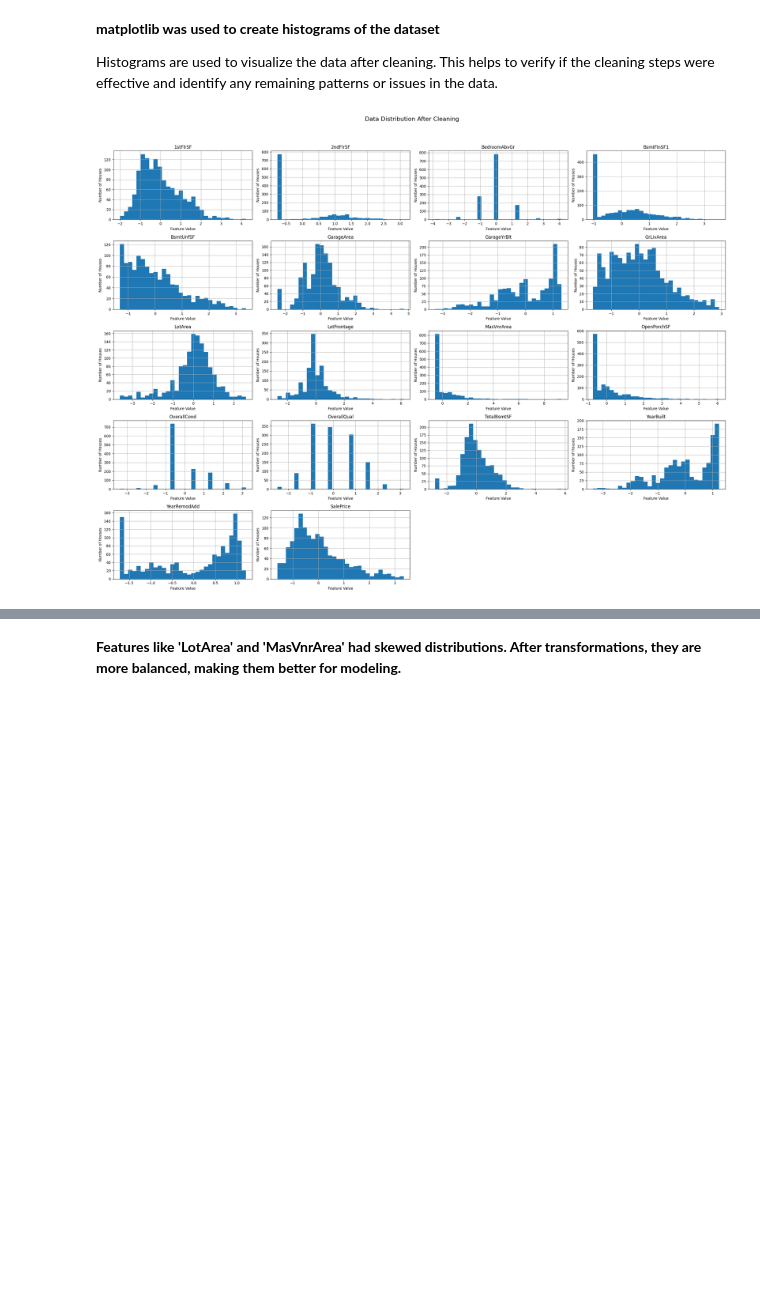
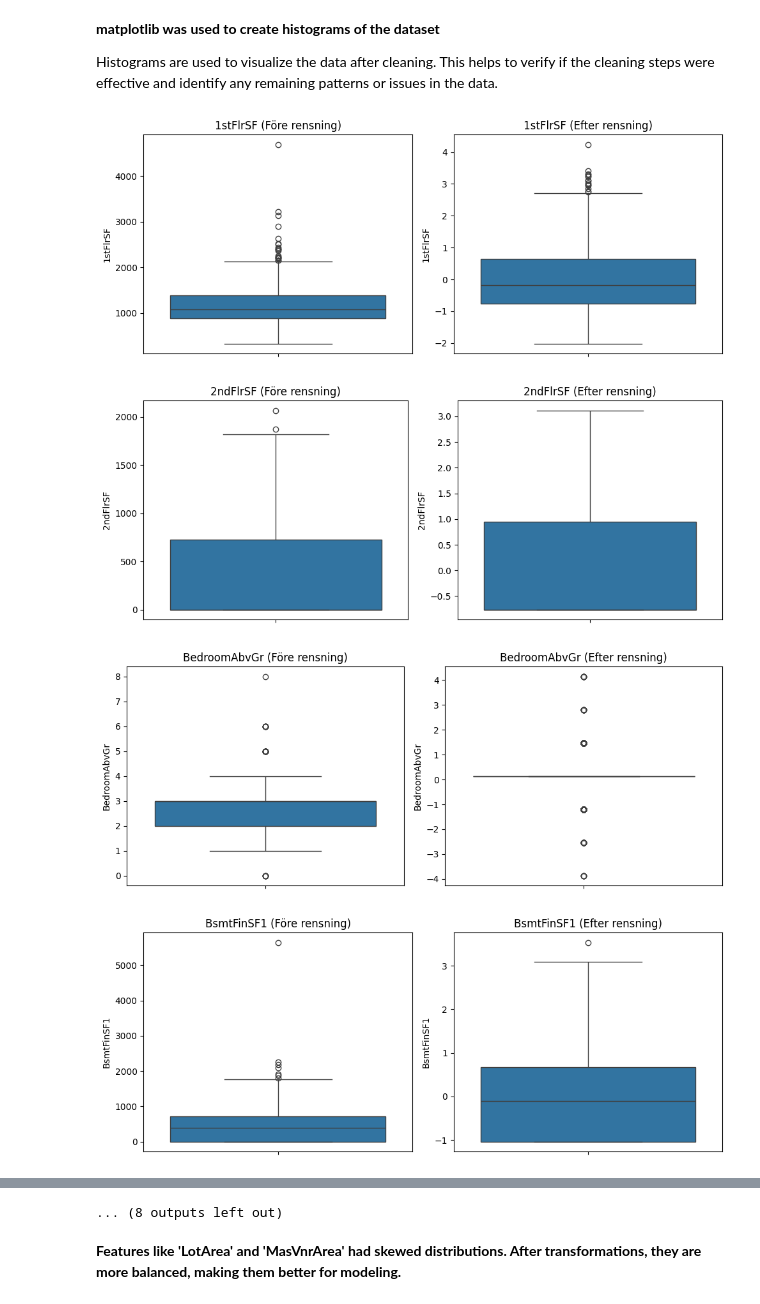
Before and after one commit to Patteerrik/Heritage-Housing-Issues, a Jupyter notebook: jupyter_notebooks/DataCleaning.ipynb, the cells around one changed output, grey strips where cells are left out. Saved outputs shown, nothing was run; the diff lists cells and outputs as text; code cells hidden in the pictures; blank space fills up the shorter version.

Commit message:
Plotted before/after plots for easy view

```diff
--- a/jupyter_notebooks/DataCleaning.ipynb
+++ b/jupyter_notebooks/DataCleaning.ipynb
@@ -267,16 +267,26 @@ df_cleaned['KitchenQual'] = df_cleaned['KitchenQual'].astype('category')
 **matplotlib was used to create histograms of the dataset**
 
 Histograms are used to visualize the data after cleaning. This helps to verify if the cleaning steps were effective and identify any remaining patterns or issues in the data.
-# %%
-# Histograms are used to visualize the data after cleaning
-df_cleaned.hist(bins=30, figsize=(24, 19))
-plt.suptitle("Data Distribution After Cleaning", fontsize=16)
-
-for ax in plt.gcf().axes:
-    ax.set_xlabel("Feature Value")
-    ax.set_ylabel("Number of Houses")
-
-plt.tight_layout(rect=[0, 0.03, 1, 0.95])
-plt.show()
-# %% [output]
-[figure, removed]
+# %%
+# Välj numeriska features i originaldatan
+numerical_features = df.select_dtypes(include=['number']).columns
+
+for feature in numerical_features:
+    fig, axes = plt.subplots(nrows=1, ncols=2, figsize=(10, 4))
+
+    # Boxplot för före rensning
+    sns.boxplot(y=df[feature], ax=axes[0])
+    axes[0].set_title(f"{feature} (Före rensning)")
+
+    # Boxplot för efter rensning (om feature finns i df_cleaned)
+    if feature in df_cleaned.columns:
+        sns.boxplot(y=df_cleaned[feature], ax=axes[1])
+        axes[1].set_title(f"{feature} (Efter rensning)")
+
+    plt.tight_layout()
+    plt.show()
+# %% [output]
+[figure, added]
+[figure, added]
+[figure, added]
+[figure, added]
@@ -283,3 +301,4 @@ plt.show()
+... (8 outputs left out)
 # %% [markdown]
 **Features like 'LotArea' and 'MasVnrArea' had skewed distributions. After transformations, they are more balanced, making them better for modeling.**
 # %% [markdown]
```
Also changed, not shown: parts of 1 cell of this notebook.
